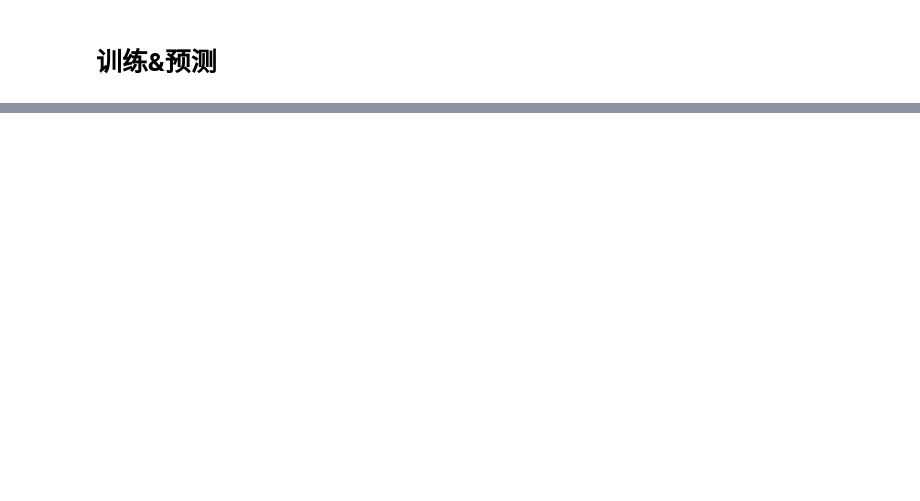
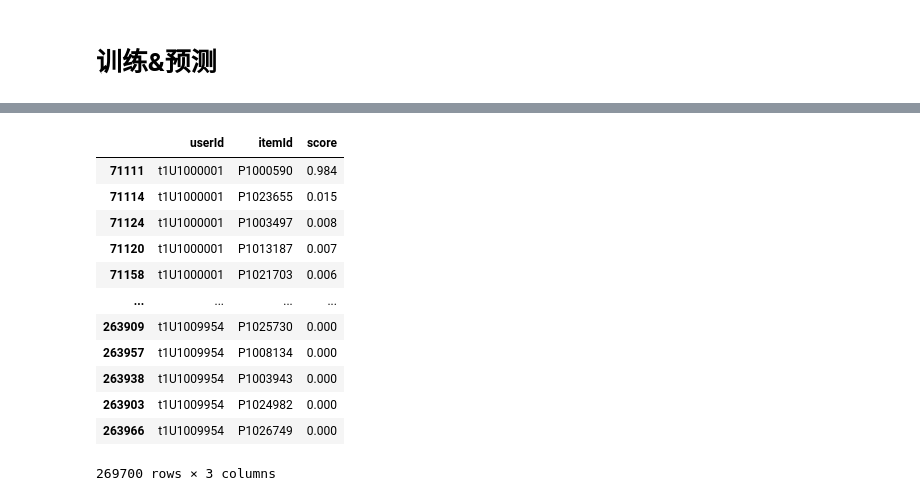
Before and after one commit to Ljwccc/cross_market, a Jupyter notebook: baseline_lgb.ipynb, the cells around one changed output, grey strips where cells are left out. Drawn from its saved outputs; the diff is of its cells as text; code cells hidden in the pictures; blank space fills up the shorter version.

```diff
--- a/baseline_lgb.ipynb
+++ b/baseline_lgb.ipynb
@@ -231,3 +274,19 @@ oof_preds.to_csv(run_dir+f'{tgt_market}/valid_pred.tsv', sep='\t', index=False)
 # %%
 # 保存置信度高的结果用于训练
 # test_preds[test_preds['score']>0.9][['userId', 'itemId']].to_csv(tgt_data_dir+'valid_semi.csv', index=None)
+# %%
+test_preds
+# %% [output]
+|  | userId | itemId | score |
+| 71111 | t1U1000001 | P1000590 | 0.984 |
+| 71114 | t1U1000001 | P1023655 | 0.015 |
+| 71124 | t1U1000001 | P1003497 | 0.008 |
+| 71120 | t1U1000001 | P1013187 | 0.007 |
+| 71158 | t1U1000001 | P1021703 | 0.006 |
+| ... | ... | ... | ... |
+| 263909 | t1U1009954 | P1025730 | 0.000 |
+| 263957 | t1U1009954 | P1008134 | 0.000 |
+| 263938 | t1U1009954 | P1003943 | 0.000 |
+| 263903 | t1U1009954 | P1024982 | 0.000 |
+| 263966 | t1U1009954 | P1026749 | 0.000 |
+269700 rows × 3 columns
```
Also changed, not shown: parts of 6 cells of this notebook, 13 other files.
